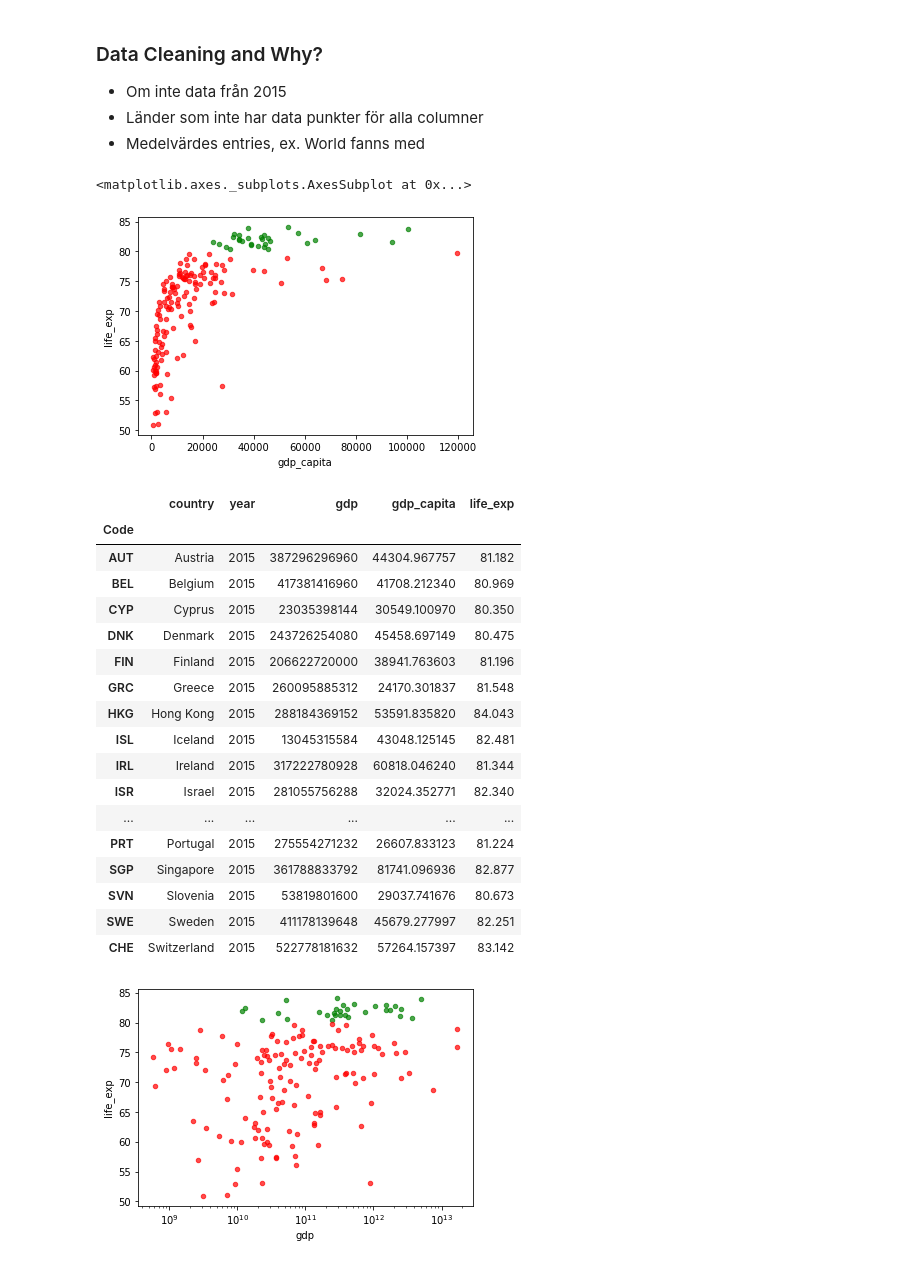
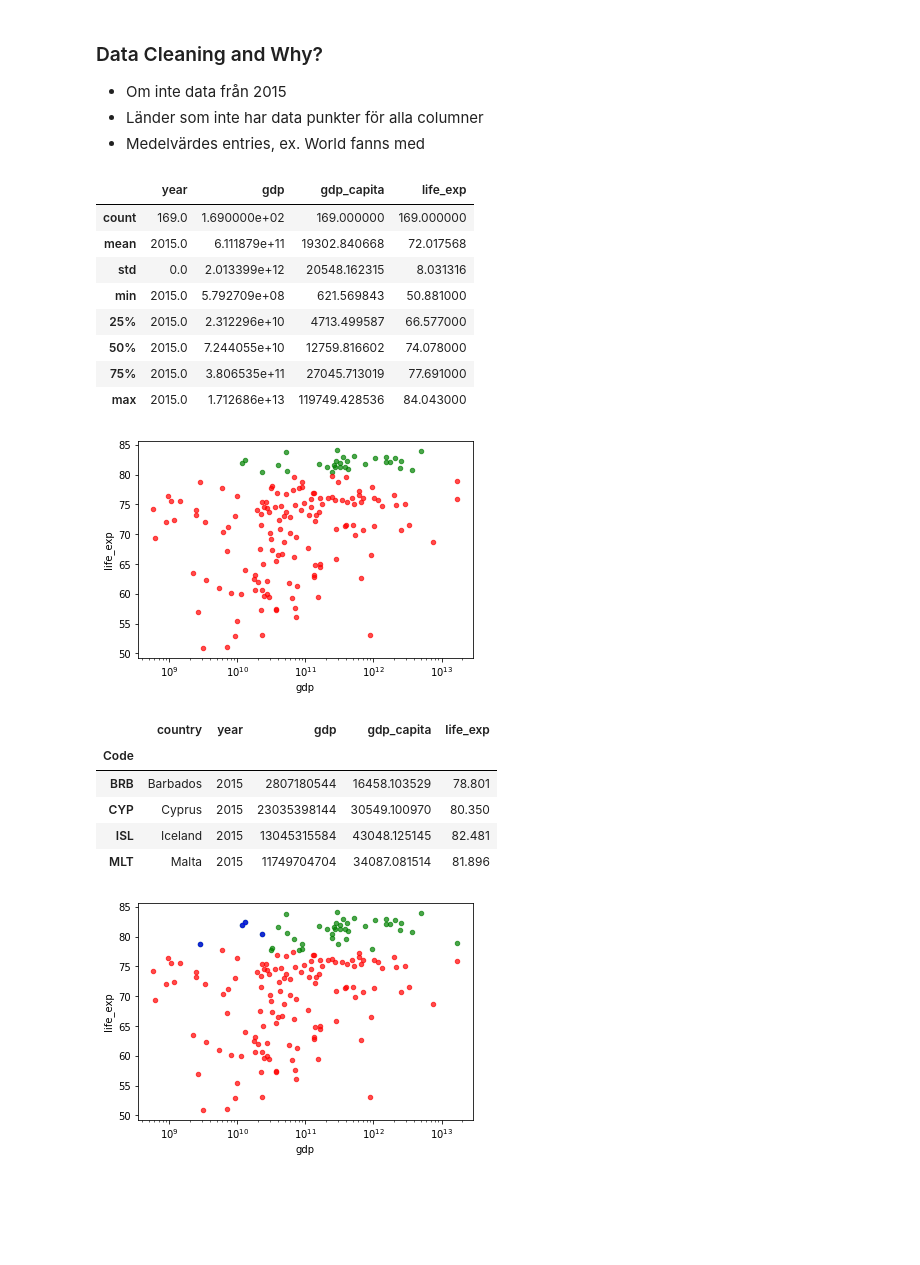
Before and after one commit to jerge/DAT405-DSC, a Jupyter notebook: Lab1.ipynb, the cells around one changed output. Cells and saved outputs as stored; diff of their text form; code cells hidden in the pictures; blank space fills up the shorter version.

```diff
--- a/Lab1.ipynb
+++ b/Lab1.ipynb
@@ -60,43 +60,47 @@ Almost all outliers are a result of the country being pretty poor and then findi
 * Länder som inte har data punkter för alla columner
 * Medelvärdes entries, ex. World fanns med
 # %%
+#d
 stdevs = countries.std(axis = 0)
 means = countries.mean(axis = 0)
 highLifeExp = countries[countries.life_exp > stdevs.life_exp + means.life_exp]
 lowLifeExp = countries[countries.life_exp <= stdevs.life_exp + means.life_exp]
 
 fig, ax = plt.subplots()
-highLifeExp.plot.scatter(x="gdp_capita",y="life_exp", alpha=0.7,ax=ax, color='g')
-lowLifeExp.plot.scatter(x="gdp_capita",y="life_exp",alpha=0.7,ax=ax, color='r')
+highLifeExp.plot.scatter(x="gdp",y="life_exp", alpha=0.7,logx=True, ax=ax, color='g')
+lowLifeExp.plot.scatter(x="gdp",y="life_exp",alpha=0.7,logx=True, ax=ax, color='r')
+
+countries.describe()
 # %% [output]
-<matplotlib.axes._subplots.AxesSubplot at 0x...>
+|  | year | gdp | gdp_capita | life_exp |
+| count | 169.0 | 1.690000e+02 | 169.000000 | 169.000000 |
+| mean | 2015.0 | 6.111879e+11 | 19302.840668 | 72.017568 |
+| std | 0.0 | 2.013399e+12 | 20548.162315 | 8.031316 |
+| min | 2015.0 | 5.792709e+08 | 621.569843 | 50.881000 |
+| 25% | 2015.0 | 2.312296e+10 | 4713.499587 | 66.577000 |
+| 50% | 2015.0 | 7.244055e+10 | 12759.816602 | 74.078000 |
+| 75% | 2015.0 | 3.806535e+11 | 27045.713019 | 77.691000 |
+| max | 2015.0 | 1.712686e+13 | 119749.428536 | 84.043000 |
-[figure, old version]
+[figure, new version]
 # %%
-from math import log
+#e
+fig, ax = plt.subplots()
+highLifeExp = countries[countries.life_exp > countries.life_exp.quantile(0.75)]
+lowLifeExp = countries[countries.life_exp <= countries.life_exp.quantile(0.75)]
 
-fig, ax = plt.subplots()
+highLifeExpLowGDP = highLifeExp[highLifeExp.gdp < countries.gdp.quantile(0.25)]
+highLifeExpLowGDP #Finns inga länder som har GDP under mean och hög life exp
+
 highLifeExp.plot.scatter(x="gdp",y="life_exp", alpha=0.7, logx=True,ax=ax, color='g')
 lowLifeExp.plot.scatter(x="gdp",y="life_exp",alpha=0.7, logx=True,ax=ax, color='r')
+highLifeExpLowGDP.plot.scatter(x="gdp",y="life_exp",alpha=0.7, logx=True,ax=ax, color='b')
 
-highLifeExpLowGDP = highLifeExp[highLifeExp.gdp <= means.gdp]
-highLifeExpLowGDP #Finns inga länder som har GDP under mean och hög life exp
+highLifeExpLowGDP
 # %% [output]
 |  | country | year | gdp | gdp_capita | life_exp |
 | Code |  |  |  |  |  |
-| AUT | Austria | 2015 | 387296296960 | 44304.967757 | 81.182 |
-| BEL | Belgium | 2015 | 417381416960 | 41708.212340 | 80.969 |
+| BRB | Barbados | 2015 | 2807180544 | 16458.103529 | 78.801 |
 | CYP | Cyprus | 2015 | 23035398144 | 30549.100970 | 80.350 |
-| DNK | Denmark | 2015 | 243726254080 | 45458.697149 | 80.475 |
-| FIN | Finland | 2015 | 206622720000 | 38941.763603 | 81.196 |
-| GRC | Greece | 2015 | 260095885312 | 24170.301837 | 81.548 |
-| HKG | Hong Kong | 2015 | 288184369152 | 53591.835820 | 84.043 |
 | ISL | Iceland | 2015 | 13045315584 | 43048.125145 | 82.481 |
-| IRL | Ireland | 2015 | 317222780928 | 60818.046240 | 81.344 |
-| ISR | Israel | 2015 | 281055756288 | 32024.352771 | 82.340 |
-| ... | ... | ... | ... | ... | ... |
-| PRT | Portugal | 2015 | 275554271232 | 26607.833123 | 81.224 |
-| SGP | Singapore | 2015 | 361788833792 | 81741.096936 | 82.877 |
-| SVN | Slovenia | 2015 | 53819801600 | 29037.741676 | 80.673 |
-| SWE | Sweden | 2015 | 411178139648 | 45679.277997 | 82.251 |
-| CHE | Switzerland | 2015 | 522778181632 | 57264.157397 | 83.142 |
+| MLT | Malta | 2015 | 11749704704 | 34087.081514 | 81.896 |
-[figure, old version]
+[figure, new version]
```
Also changed, not shown: parts of 11 cells of this notebook, 5 other files.
